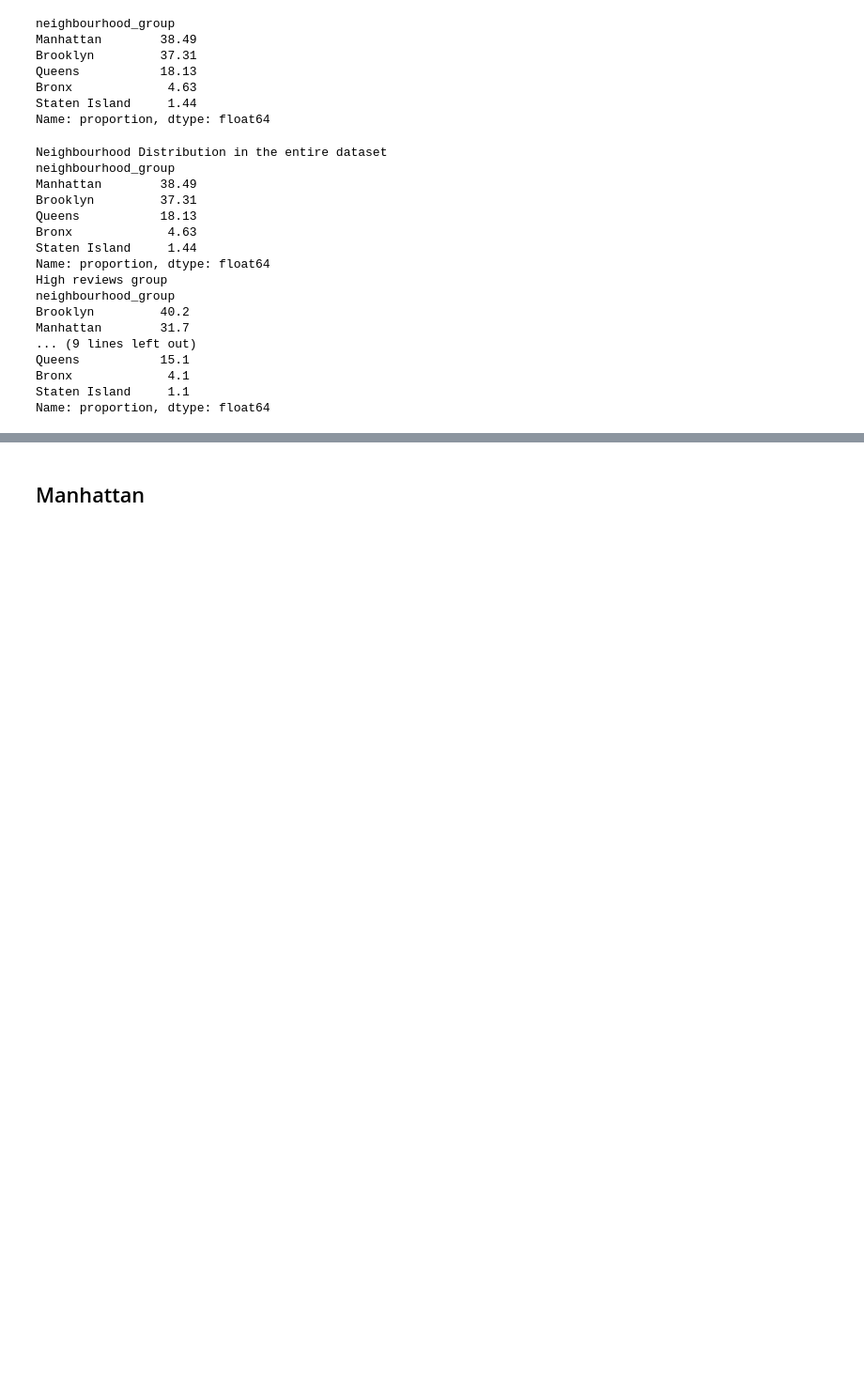
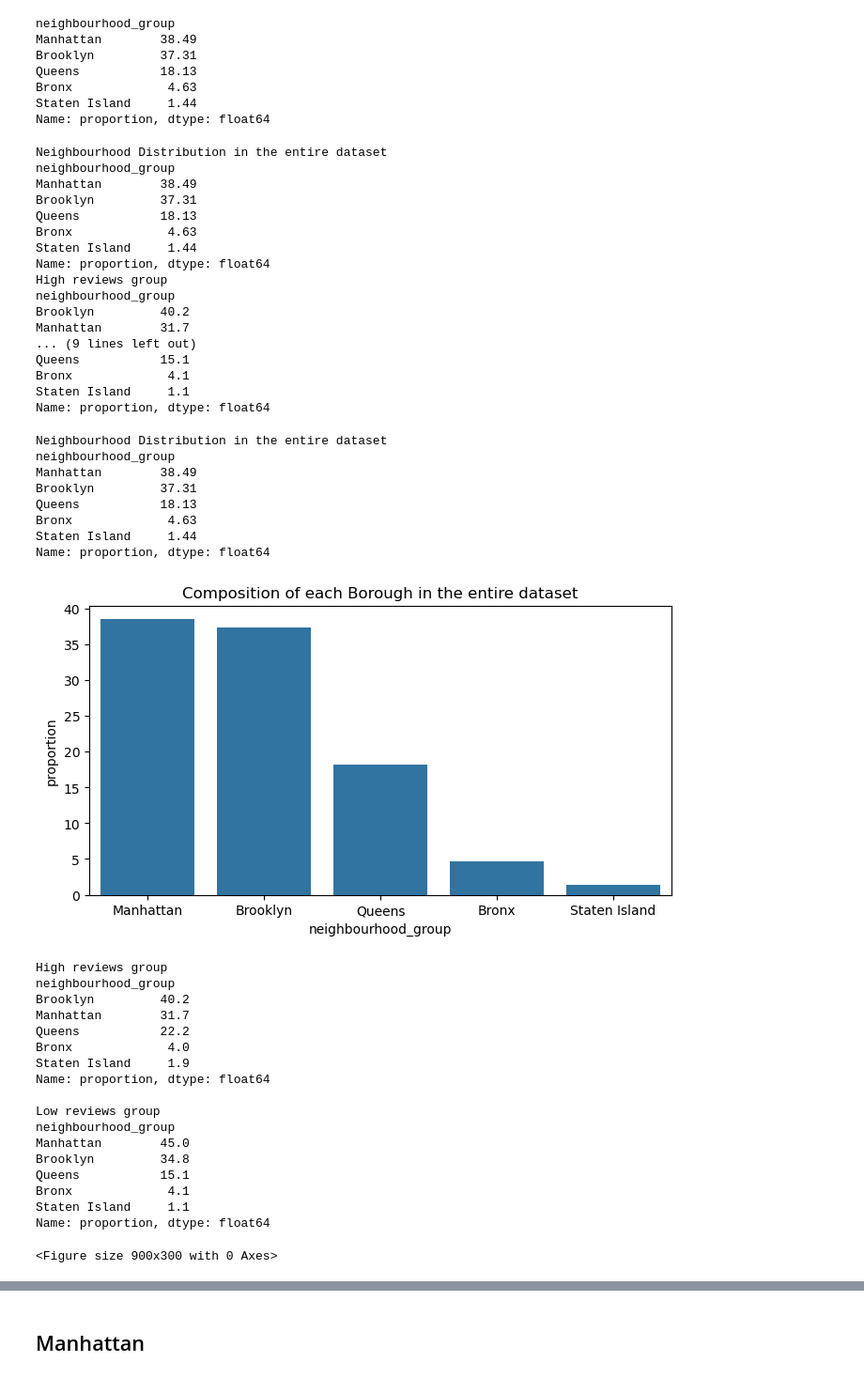
Before and after one commit to orsan123/Airbnb-Listings-Data-Analysis, a Jupyter notebook: EDA.ipynb, the cells around one changed output, grey strips where cells are left out. Shown at 94% size. Cells and saved outputs as stored; diff of their text form; code cells hidden in the pictures; blank space fills up the shorter version.

```diff
--- a/EDA.ipynb
+++ b/EDA.ipynb
@@ -320,3 +320,58 @@ Queens           15.1
 Bronx             4.1
 Staten Island     1.1
 Name: proportion, dtype: float64
+# %%
+# Non interactive charts for GitHub viewwers
+
+print("Neighbourhood Distribution in the entire dataset")
+print(boroughs_total)
+
+plt.figure(figsize = (8, 4))
+sns.barplot(boroughs_total)
+plt.title("Composition of each Borough in the entire dataset")
+plt.show()
+
+print("High reviews group")
+high_count = high_reviews['neighbourhood_group'].value_counts(normalize=True).mul(100).round(1)
+print(high_count)
+
+print("\nLow reviews group")
+low_count = low_reviews['neighbourhood_group'].value_counts(normalize=True).mul(100).round(1)
+print(low_count)
+
+plt.figure(figsize = (9, 3))
+combined.plot(kind = 'bar')
+plt.title('Borough distribution (High & Low reviews group)')
+plt.tight_layout()
+plt.show()
+
+# Despite similar shares throughout the entire dataset.
+# Brooklyn listings seem to account higher for higher reviews and Manhattan listings are seen more among the low reviews group.
+# %% [output]
+Neighbourhood Distribution in the entire dataset
+neighbourhood_group
+Manhattan        38.49
+Brooklyn         37.31
+Queens           18.13
+Bronx             4.63
+Staten Island     1.44
+Name: proportion, dtype: float64
+[figure, added]
+High reviews group
+neighbourhood_group
+Brooklyn         40.2
+Manhattan        31.7
+Queens           22.2
+Bronx             4.0
+Staten Island     1.9
+Name: proportion, dtype: float64
+
+Low reviews group
+neighbourhood_group
+Manhattan        45.0
+Brooklyn         34.8
+Queens           15.1
+Bronx             4.1
+Staten Island     1.1
+Name: proportion, dtype: float64
+<Figure size 900x300 with 0 Axes>
```
Also changed, not shown: parts of 11 cells of this notebook.
